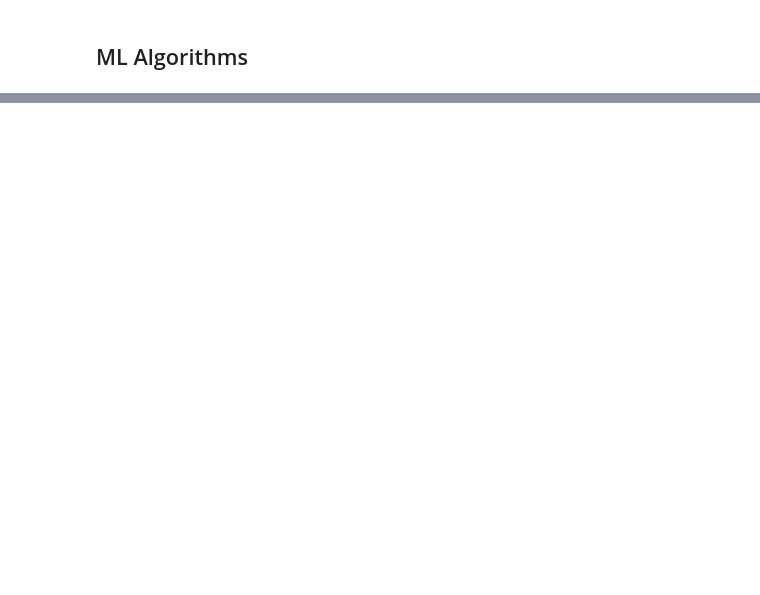
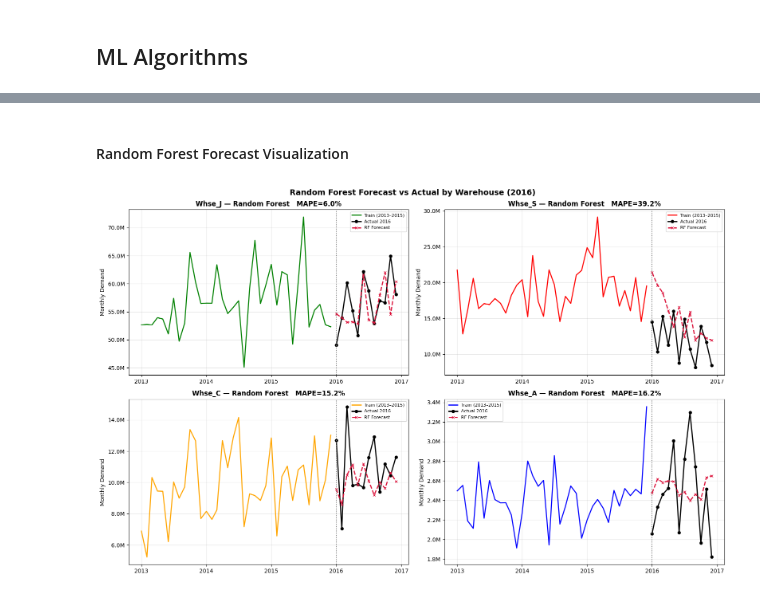
Before and after one commit to MayZinKo/Demand_Management_Industrial_Analytics_Project, a Jupyter notebook: Demand_Forecast_Formal.ipynb, the cells around one changed output, grey strips where cells are left out. Saved outputs shown, nothing was run; the diff lists cells and outputs as text; code cells hidden in the pictures; blank space fills up the shorter version.

```diff
--- a/Demand_Forecast_Formal.ipynb
+++ b/Demand_Forecast_Formal.ipynb
@@ -1177,0 +1696,19 @@ The following key findings emerged from the initial descriptive analysis:
+# %%
+from sklearn.ensemble import RandomForestRegressor
+
+# Feature list
+features = ['month', 'year', 'lag_1', 'lag_3', 'lag_12',
+            'rolling_3', 'rolling_6', 'warehouse_code']
+
+# Holdout split — identical to ARIMA
+train_df = df_ml[df_ml['year'] <= 2015]
+test_df  = df_ml[df_ml['year'] == 2016]
+
+X_train = train_df[features]
+y_train = train_df['Demand']
+
+X_test  = test_df[features]
+y_test  = test_df['Demand']
+
+print(f"Train size : {len(X_train)} rows  ({len(X_train)//4} months × 4 warehouses)")
+print(f"Test size  : {len(X_test)} rows  ({len(X_test)//4} months × 4 warehouses)")
@@ -1177,0 +1763,49 @@ The following key findings emerged from the initial descriptive analysis:
+# %% [markdown]
+#### Random Forest Forecast Visualization
+# %%
+fig, axes = plt.subplots(2, 2, figsize=(16, 10))
+fig.suptitle('Random Forest Forecast vs Actual by Warehouse (2016)',
+             fontsize=14, fontweight='bold')
+axes = axes.flatten()
+
+colors = {'Whse_J': 'green', 'Whse_S': 'red', 'Whse_C': 'orange', 'Whse_A': 'blue'}
+
+for i, wh in enumerate(['Whse_J', 'Whse_S', 'Whse_C', 'Whse_A']):
+    ax = axes[i]
+
+    wh_train = df_ml[(df_ml['Warehouse'] == wh) & (df_ml['year'] <= 2015)]
+    wh_test  = test_df[test_df['Warehouse'] == wh]
+
+    # Training history
+    ax.plot(wh_train['Date'], wh_train['Demand'],
+            color=colors[wh], linewidth=1.8, label='Train (2013–2015)')
+
+    # Actual 2016
+    ax.plot(wh_test['Date'], wh_test['Demand'],
+            color='black', linewidth=2, marker='o', markersize=5,
+            label='Actual 2016')
+
+    # RF forecast
+    ax.plot(wh_test['Date'], wh_test['Predicted'],
+            color='crimson', linewidth=2, linestyle='--',
+            marker='x', markersize=5, label='RF Forecast')
+
+    # Train/test boundary
+    ax.axvline(x=pd.Timestamp('2016-01-01'),
+               color='gray', linestyle=':', linewidth=1.5)
+
+    mape = np.mean(np.abs((wh_test['Demand'] - wh_test['Predicted'])
+                           / wh_test['Demand'])) * 100
+
+    ax.set_title(f"{wh} — Random Forest   MAPE={mape:.1f}%", fontweight='bold')
+    ax.set_ylabel('Monthly Demand')
+    ax.legend(fontsize=8)
+    ax.xaxis.set_major_locator(mdates.YearLocator())
+    ax.xaxis.set_major_formatter(mdates.DateFormatter('%Y'))
+    ax.yaxis.set_major_formatter(plt.FuncFormatter(lambda x, _: f'{x/1e6:.1f}M'))
+    ax.grid(alpha=0.3)
+
+plt.tight_layout()
+plt.show()
+# %% [output]
+[figure, added]
```
Also changed, not shown: parts of 33 cells of this notebook.
